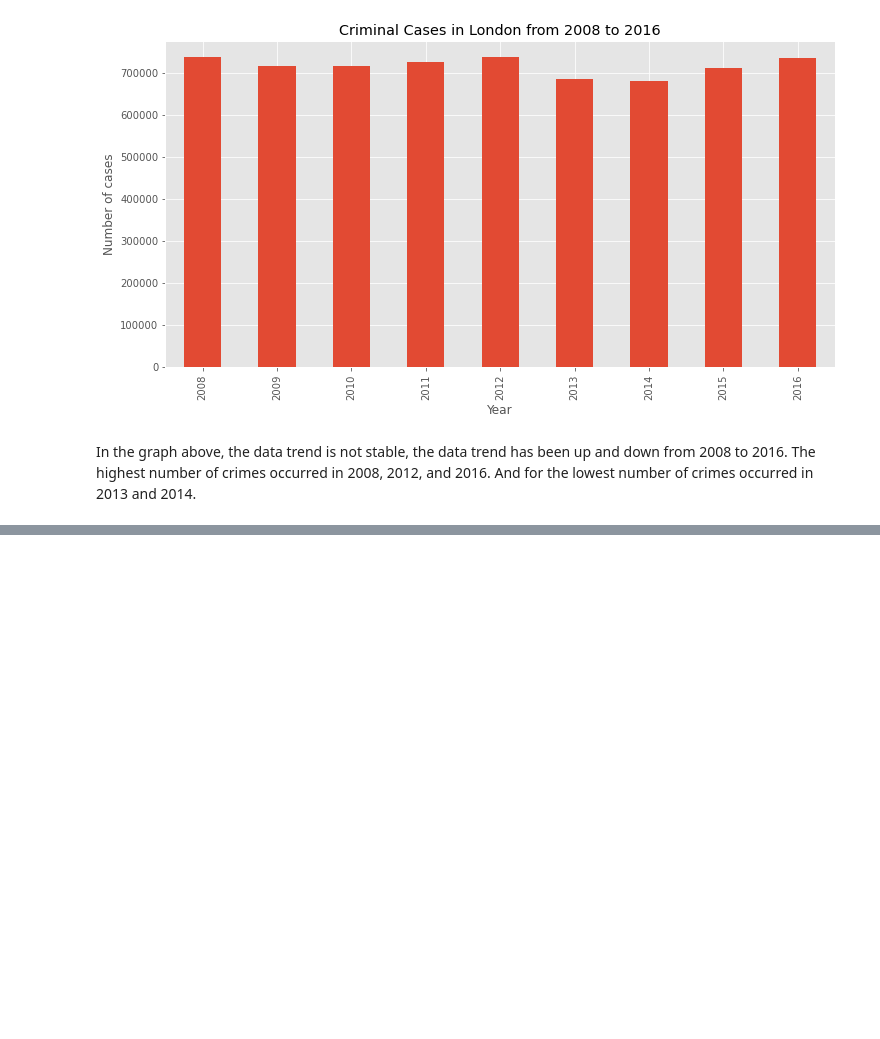
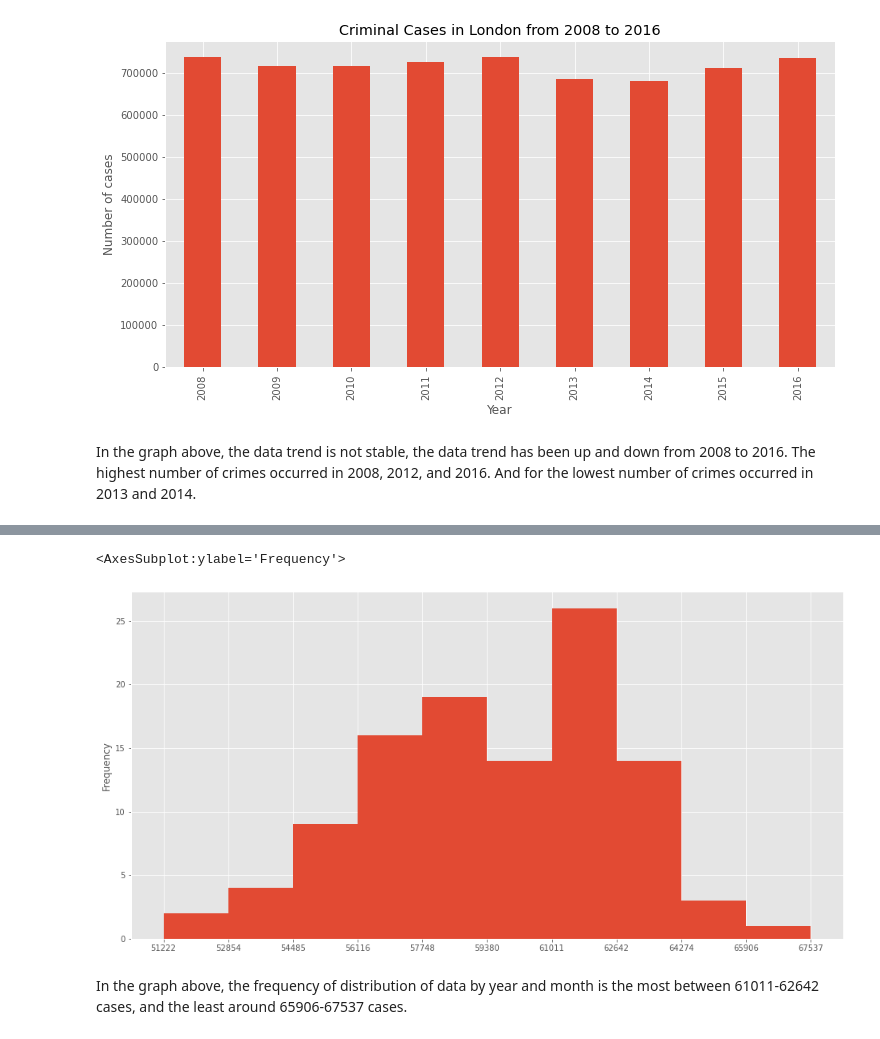
Before and after one commit to alvinamartya/london_crime, a Jupyter notebook: PYTN_1_083_Alvin_Amartya.ipynb, the cells around one changed output, grey strips where cells are left out. Drawn from its saved outputs; the diff is of its cells as text; code cells hidden in the pictures; blank space fills up the shorter version.

Commit message:
feat: adding histogram

```diff
--- a/PYTN_1_083_Alvin_Amartya.ipynb
+++ b/PYTN_1_083_Alvin_Amartya.ipynb
@@ -294,0 +298,10 @@ In the graph above, the data trend is not stable, the data trend has been up and
+# %%
+df_lon_by_month_year = df_lon_crime2.groupby(by=['Month', 'Year'])['Value'].sum()
+
+freq, freq_bin = np.histogram(df_lon_by_month_year)
+df_lon_by_month_year.plot(kind='hist', xticks=freq_bin, figsize=(16,8))
+# %% [output]
+<AxesSubplot:ylabel='Frequency'>
+[figure, added]
+# %% [markdown]
+In the graph above, the frequency of distribution of data by year and month is the most between 61011-62642 cases, and the least around 65906-67537 cases.
```
Also changed, not shown: parts of 2 cells of this notebook.
